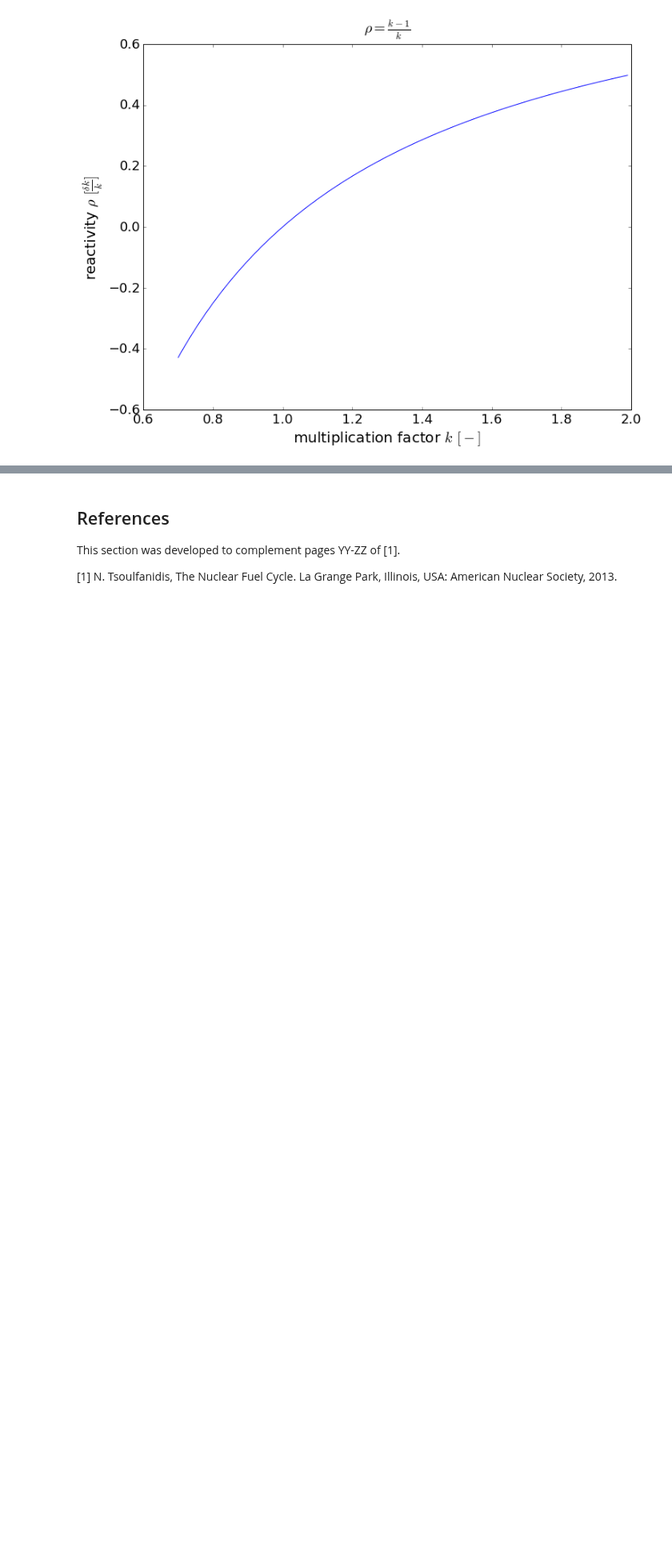
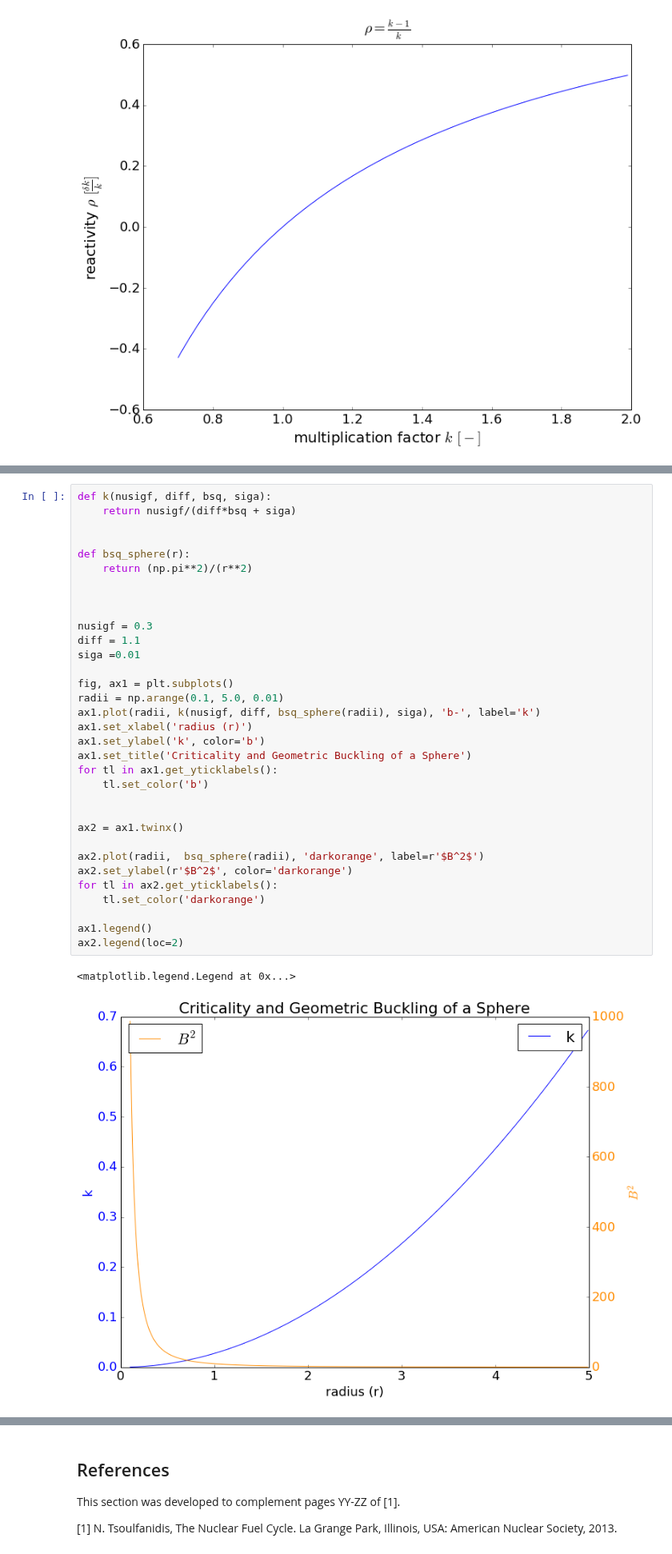
Before and after one commit to katyhuff/npre412, a Jupyter notebook: reactor-physics/reactor-physics.ipynb, the cells around one changed output, grey strips where cells are left out. Shown at 80% size. Drawn from its saved outputs; the diff is of its cells as text; blank space fills up the shorter version.

```diff
--- a/reactor-physics/reactor-physics.ipynb
+++ b/reactor-physics/reactor-physics.ipynb
@@ -350,0 +473,36 @@ k-effective =  [ 1.00031031]
+# %%
+def k(nusigf, diff, bsq, siga):
+    return nusigf/(diff*bsq + siga)
+
+
+def bsq_sphere(r):
+    return (np.pi**2)/(r**2)
+
+
+
+nusigf = 0.3
+diff = 1.1
+siga =0.01
+
+fig, ax1 = plt.subplots()
+radii = np.arange(0.1, 5.0, 0.01)
+ax1.plot(radii, k(nusigf, diff, bsq_sphere(radii), siga), 'b-', label='k')
+ax1.set_xlabel('radius (r)')
+ax1.set_ylabel('k', color='b')
+ax1.set_title('Criticality and Geometric Buckling of a Sphere')
+for tl in ax1.get_yticklabels():
+    tl.set_color('b')
+
+
+ax2 = ax1.twinx()
+
+ax2.plot(radii,  bsq_sphere(radii), 'darkorange', label=r'$B^2$')
+ax2.set_ylabel(r'$B^2$', color='darkorange')
+for tl in ax2.get_yticklabels():
+    tl.set_color('darkorange')
+
+ax1.legend()
+ax2.legend(loc=2)
+# %% [output]
+<matplotlib.legend.Legend at 0x...>
+[figure, added]
```
Also changed, not shown: parts of 13 cells of this notebook.
